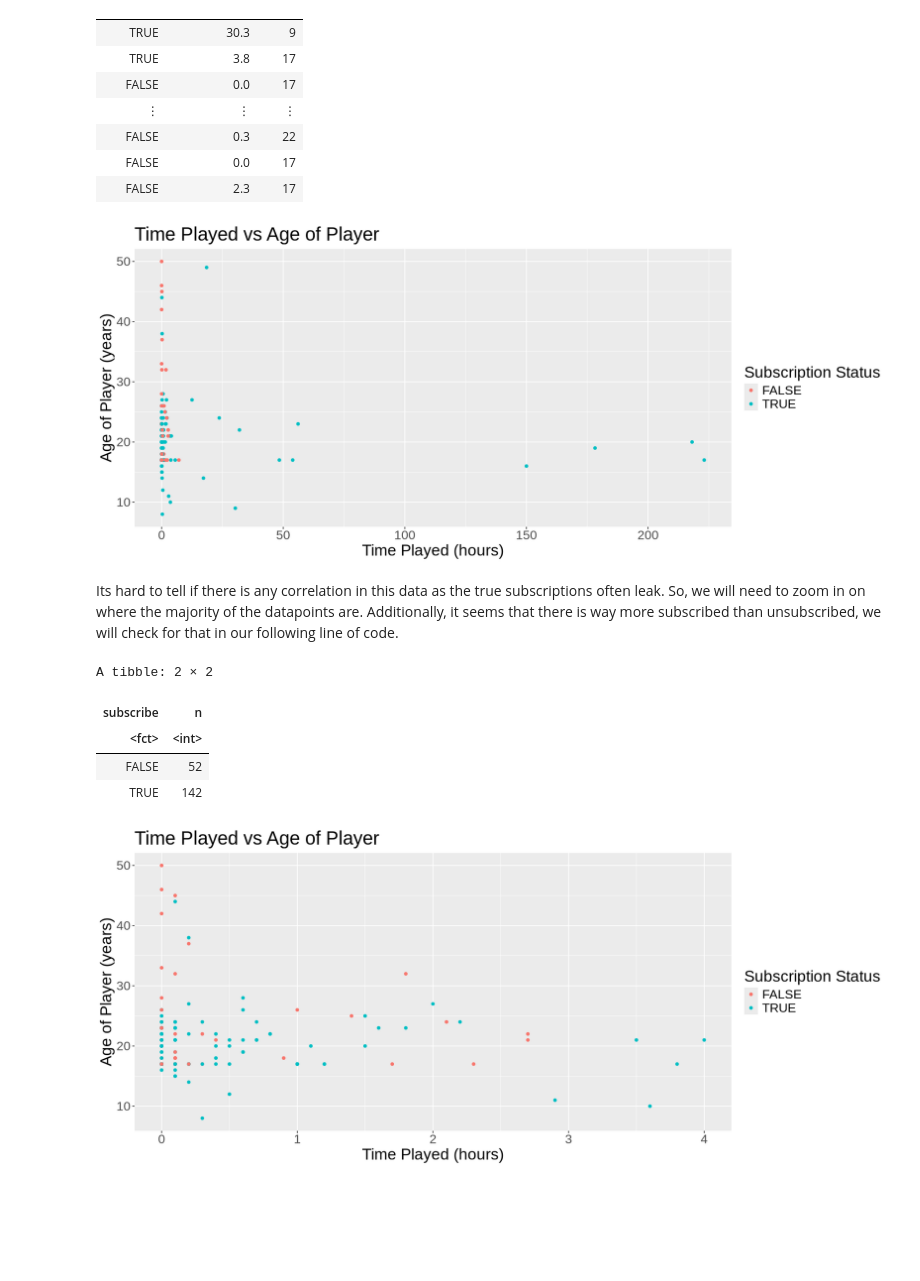
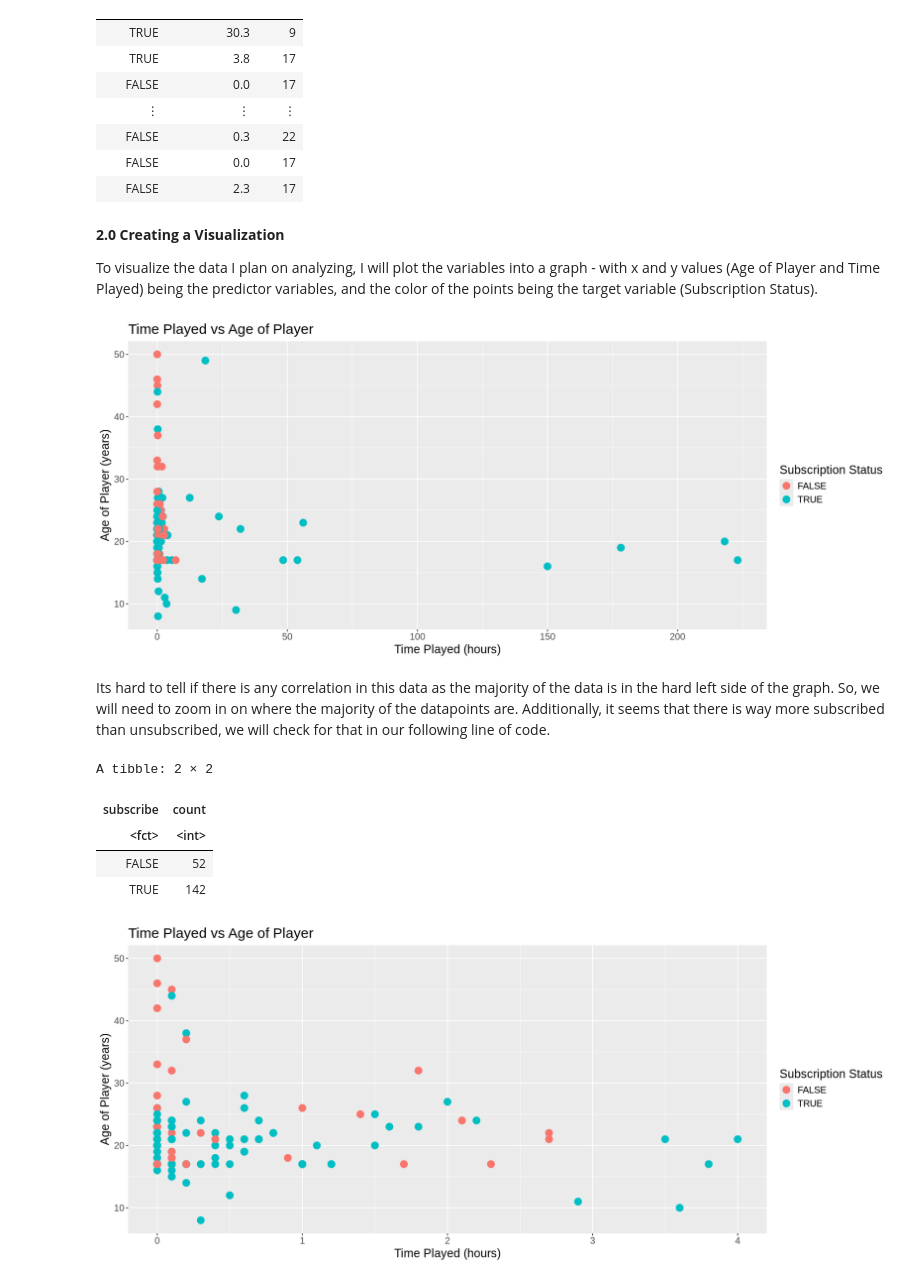
Before and after one commit to terrayyyy/ray_ds_project, a Jupyter notebook: minecraft_draft.ipynb, the cells around one changed output. Saved outputs shown, nothing was run; the diff lists cells and outputs as text; code cells hidden in the pictures; blank space fills up the shorter version.

```diff
--- a/minecraft_draft.ipynb
+++ b/minecraft_draft.ipynb
@@ -91,38 +111,43 @@ A tibble: 194 × 3
 | FALSE | 0.3 | 22 |
 | FALSE | 0.0 | 17 |
 | FALSE | 2.3 | 17 |
+# %% [markdown]
+**2.0 Creating a Visualization**
+
+To visualize the data I plan on analyzing, I will plot the variables into a graph - with x and y values (Age of Player and Time Played) being the predictor variables, and the color of the points being the target variable (Subscription Status).
 # %%
 options(repr.plot.width = 14, repr.plot.height = 6)
 players_plot <- players_cleaned |>
 ggplot(aes(x = played_hours, y = Age, color = subscribe)) +
-                       geom_point() +
+                       geom_point(size = 4) +
                        labs(x = "Time Played (hours)", y = "Age of Player (years)", color = "Subscription Status") +
                        ggtitle("Time Played vs Age of Player") +
-                       theme(text = element_text(size = 20))
+                       theme(text = element_text(size = 15))
 
 players_plot
 # %% [output]
-[figure, old version]
+[figure, new version]
 # %% [markdown]
-Its hard to tell if there is any correlation in this data as the true subscriptions often leak. So, we will need to zoom in on where the majority of the datapoints are. Additionally, it seems that there is way more subscribed than unsubscribed, we will check for that in our following line of code.
+Its hard to tell if there is any correlation in this data as the majority of the data is in the hard left side of the graph. So, we will need to zoom in on where the majority of the datapoints are. Additionally, it seems that there is way more subscribed than unsubscribed, we will check for that in our following line of code.
 # %%
 players_plot_shortened <- players_cleaned |>
 filter(played_hours < 5) |>
 ggplot(aes(x = played_hours, y = Age, color = subscribe)) +
-                       geom_point() +
+                       geom_point(size = 4) +
                        labs(x = "Time Played (hours)", y = "Age of Player (years)", color = "Subscription Status") +
                        ggtitle("Time Played vs Age of Player") +
-                       theme(text = element_text(size = 20))
+                       theme(text = element_text(size = 15))
 
 players_plot_shortened
 
-players_cleaned %>%
-    count(subscribe)
+players_cleaned |>
+    count(subscribe) |>
+    rename(count = n)
 # %% [output]
 A tibble: 2 × 2
-| subscribe | n |
+| subscribe | count |
 | <fct> | <int> |
 | FALSE | 52 |
 | TRUE | 142 |
-[figure, old version]
+[figure, new version]
 # %% [markdown]
```
Also changed, not shown: parts of 27 cells of this notebook.
